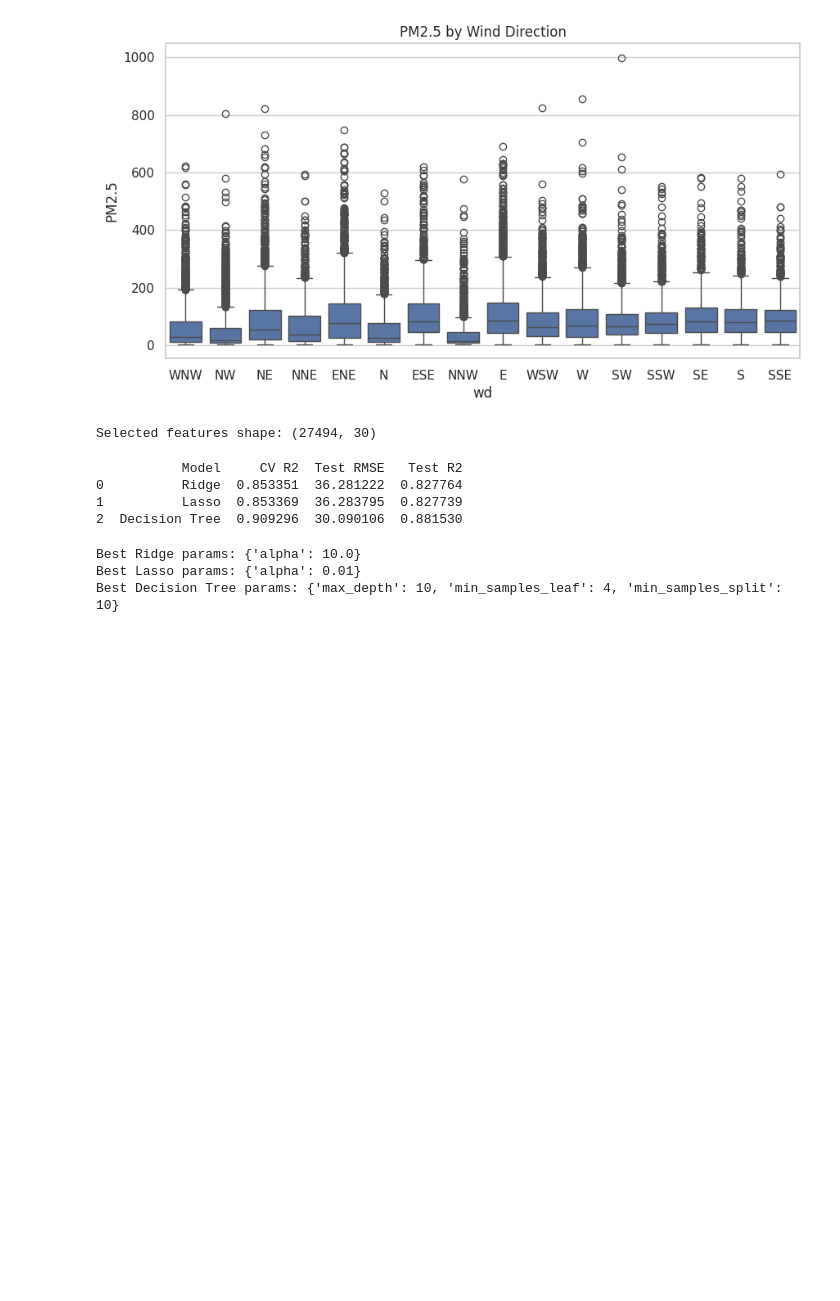
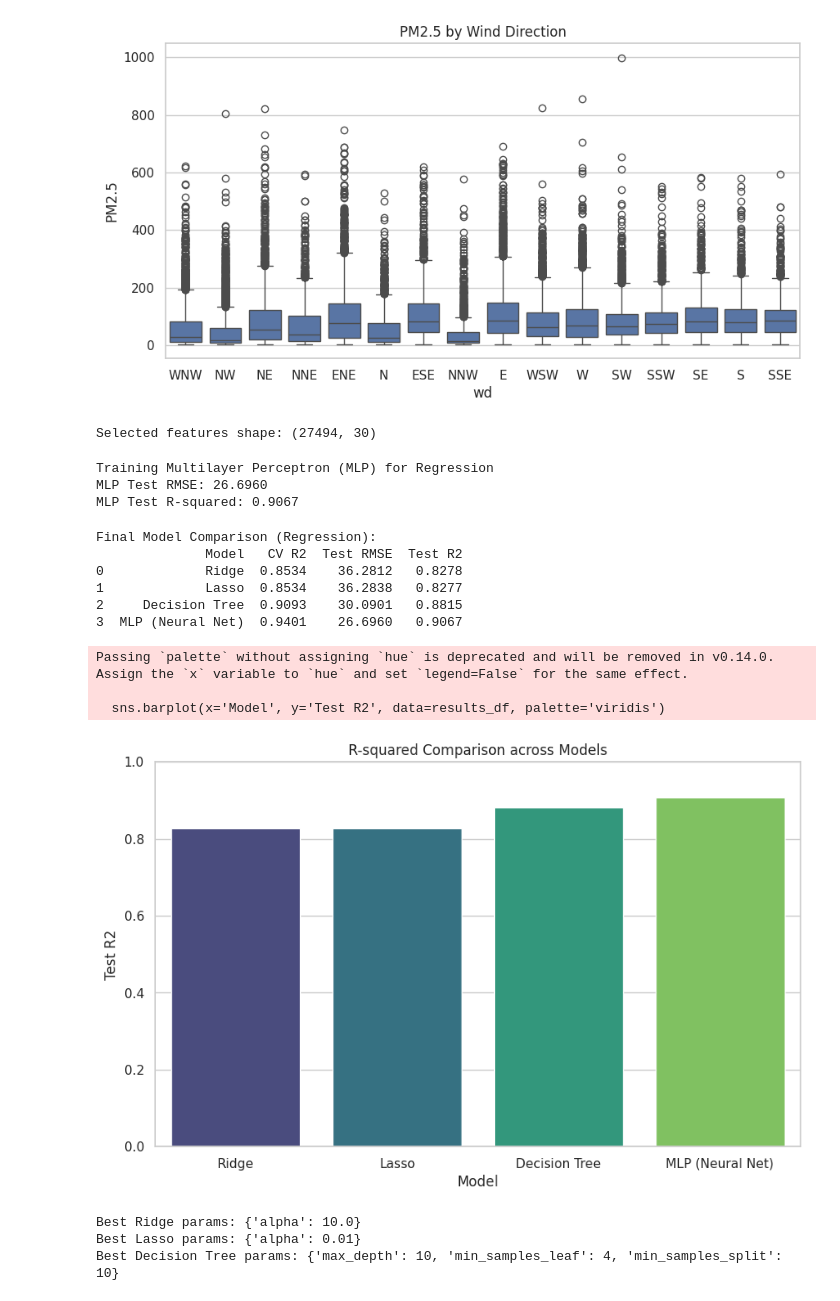
Before and after one commit to Sushantstha2025/AI_worksheet, a Jupyter notebook: regression.ipynb, the cells around one changed output. Saved outputs shown, nothing was run; the diff lists cells and outputs as text; code cells hidden in the pictures; blank space fills up the shorter version.

Commit message:
Built MLP model

```diff
--- a/regression.ipynb
+++ b/regression.ipynb
@@ -308,14 +308,76 @@ results.append({
     'Test RMSE': np.sqrt(mean_squared_error(y_test, y_pred_dt)),
     'Test R2': r2_score(y_test, y_pred_dt)
 })
-# %%
-results_df = pd.DataFrame(results)
-print(results_df)
-# %% [output]
-           Model     CV R2  Test RMSE   Test R2
-0          Ridge  0.853351  36.281222  0.827764
-1          Lasso  0.853369  36.283795  0.827739
-2  Decision Tree  0.909296  30.090106  0.881530
+# %%
+from sklearn.neural_network import MLPRegressor
+from sklearn.model_selection import cross_val_score  # Added missing import
+from sklearn.metrics import mean_squared_error, r2_score
+import numpy as np
+
+print("Training Multilayer Perceptron (MLP) for Regression")
+
+mlp_reg = MLPRegressor(
+    hidden_layer_sizes=(100, 50),
+    activation='relu',
+    solver='adam',
+    max_iter=1000,
+    random_state=42,
+    early_stopping=True,   # Stops training when validation score doesn't improve
+    validation_fraction=0.1
+)
+
+# Fit the model
+mlp_reg.fit(X_train_sel, y_train)
+
+# Predictions
+y_pred_mlp = mlp_reg.predict(X_test_sel)
+
+# Evaluation on Test Set
+mse_mlp = mean_squared_error(y_test, y_pred_mlp)
+rmse_mlp = np.sqrt(mse_mlp)
+r2_mlp = r2_score(y_test, y_pred_mlp)
+
+# Cross-validation for R2 (to be consistent with your table)
+mlp_cv_scores = cross_val_score(mlp_reg, X_train_sel, y_train, cv=5, scoring='r2')
+best_mlp_cv = mlp_cv_scores.mean()
+
+print(f"MLP Test RMSE: {rmse_mlp:.4f}")
+print(f"MLP Test R-squared: {r2_mlp:.4f}")
+
+# Append to your existing results list
+results.append({
+    'Model': 'MLP (Neural Net)',
+    'CV R2': best_mlp_cv,
+    'Test RMSE': rmse_mlp,
+    'Test R2': r2_mlp
+})
+# %% [output]
+Training Multilayer Perceptron (MLP) for Regression
+MLP Test RMSE: 26.6960
+MLP Test R-squared: 0.9067
+# %%
+# Display updated results
+results_df = pd.DataFrame(results)
+print("\nFinal Model Comparison (Regression):")
+print(results_df.round(4))
+
+# Visualize R2 Score comparison
+plt.figure(figsize=(10, 6))
+sns.barplot(x='Model', y='Test R2', data=results_df, palette='viridis')
+plt.title('R-squared Comparison across Models')
+plt.ylim(0, 1) # Set limit based on your expected R2 range
+plt.show()
+# %% [output]
+Final Model Comparison (Regression):
+              Model   CV R2  Test RMSE  Test R2
+0             Ridge  0.8534    36.2812   0.8278
+1             Lasso  0.8534    36.2838   0.8277
+2     Decision Tree  0.9093    30.0901   0.8815
+3  MLP (Neural Net)  0.9401    26.6960   0.9067
+Passing `palette` without assigning `hue` is deprecated and will be removed in v0.14.0. Assign the `x` variable to `hue` and set `legend=False` for the same effect.
+
+  sns.barplot(x='Model', y='Test R2', data=results_df, palette='viridis')
+[figure, added]
 # %%
 # Step 3: Hyperparameter tuning on reduced features
 # Ridge
```
